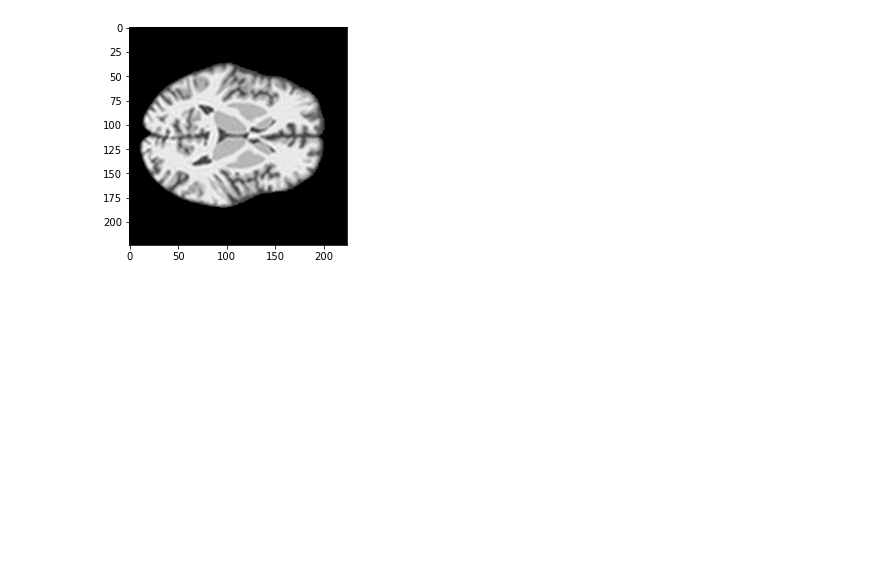
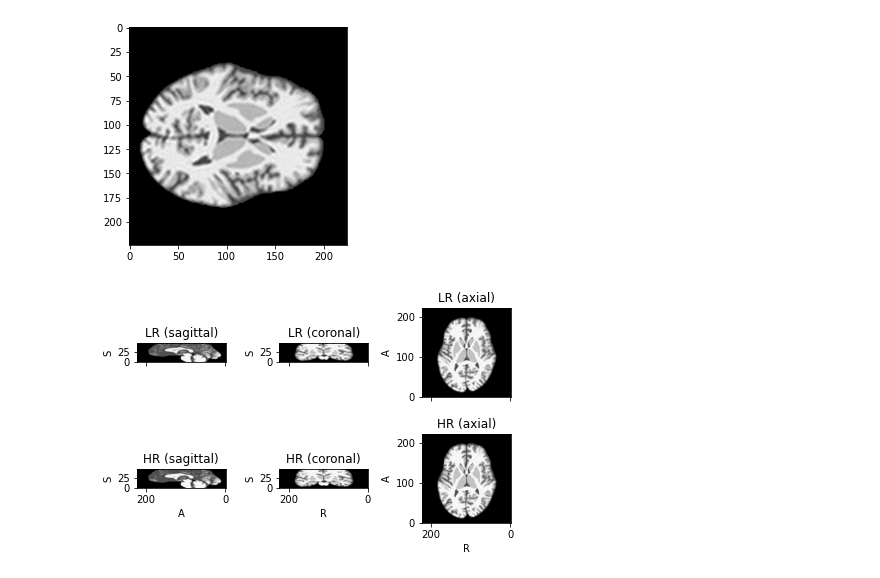
Before and after one commit to rienboonstoppel/SRGan, a Jupyter notebook: dataloader_tio.ipynb, the cells around one changed output. Saved outputs shown, nothing was run; the diff lists cells and outputs as text; code cells hidden in the pictures; blank space fills up the shorter version.

```diff
--- a/dataloader_tio.ipynb
+++ b/dataloader_tio.ipynb
@@ -40,5 +40,9 @@ print(min_val, max_val)
 1.1494253
 0.0 1.0
 [figure]
+# %%
+img.subject().plot()
+# %% [output]
+[figure, added]
 # %%
 train_subjects = data_split('training')
```
Also changed, not shown: parts of 5 cells of this notebook, 5 other files.
